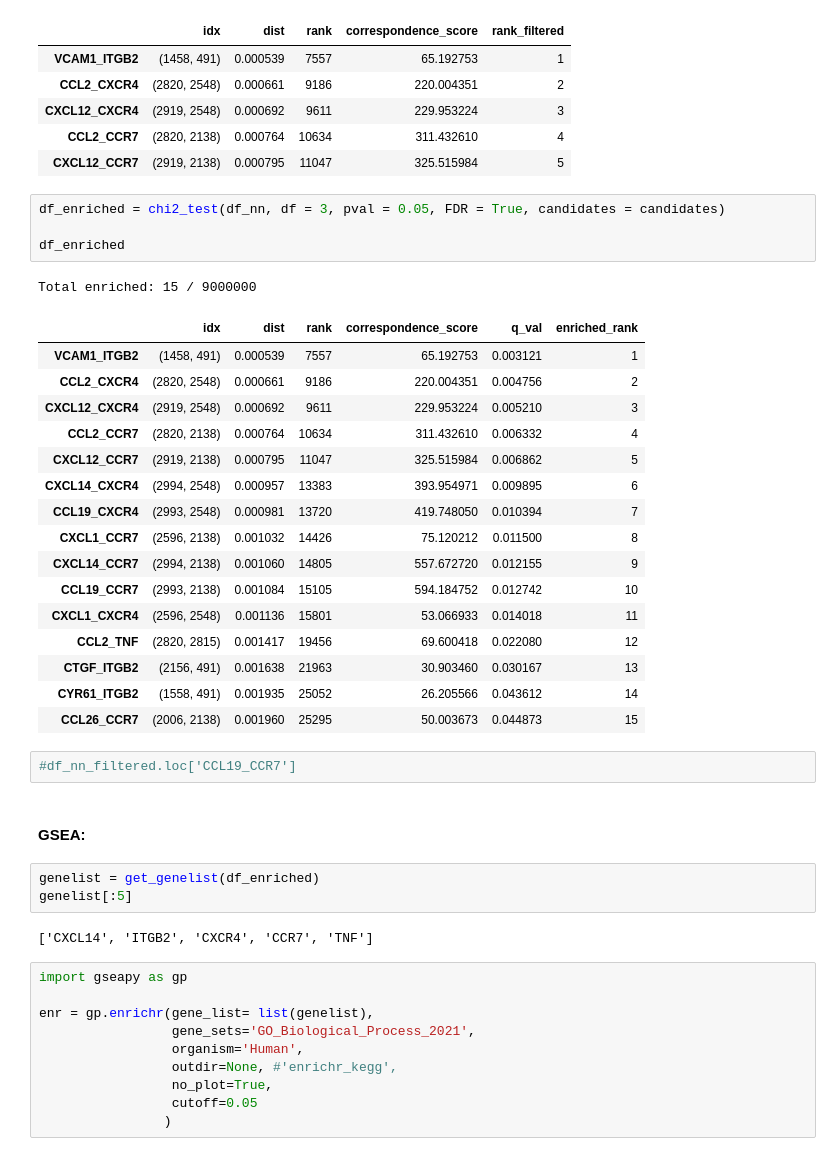
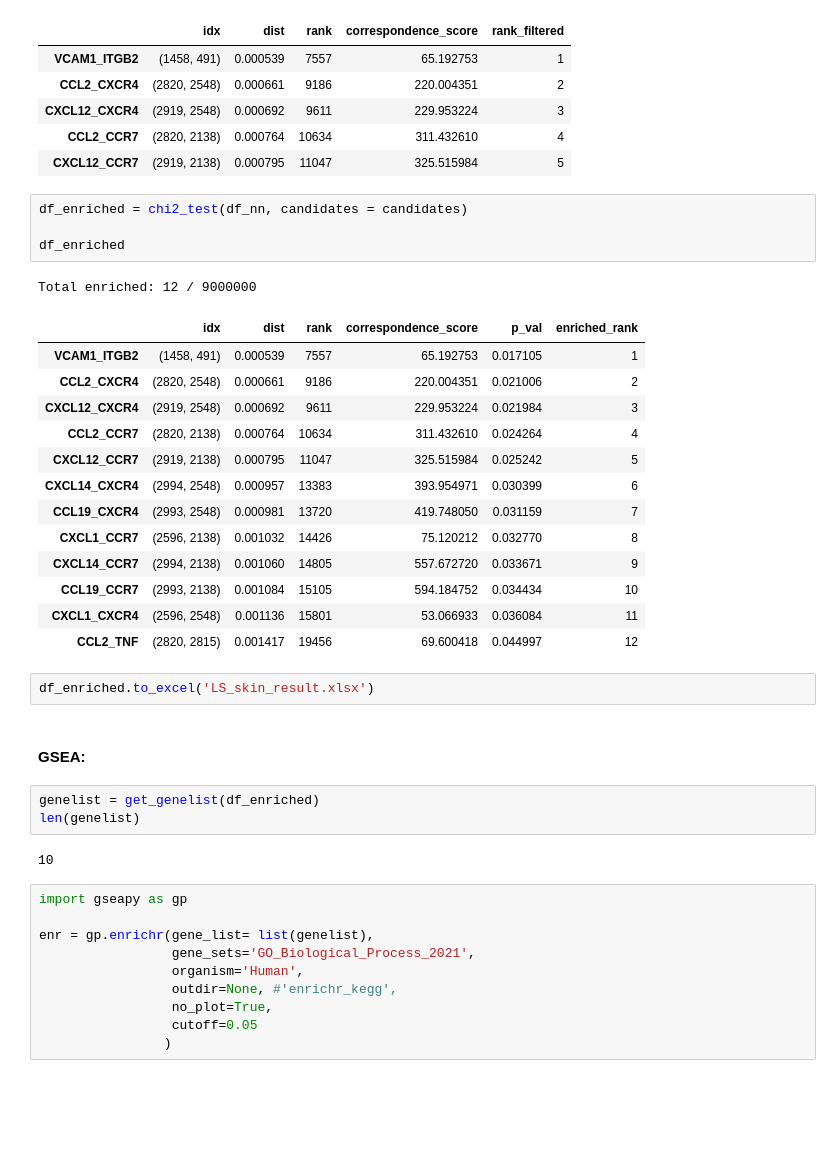
Before and after one commit to qwerty239qwe/Xct, a Jupyter notebook: notebooks/note_test-LS-0913updated.ipynb, the cells around one changed output. Saved outputs shown, nothing was run; the diff lists cells and outputs as text; blank space fills up the shorter version.

```diff
--- a/notebooks/note_test-LS-0823updated.ipynb
+++ b/notebooks/note_test-LS-0913updated.ipynb
@@ -220,36 +220,33 @@ manifold aligned # of L-R pairs: 160
 | CCL2_CCR7 | (2820, 2138) | 0.000764 | 10634 | 311.432610 | 4 |
 | CXCL12_CCR7 | (2919, 2138) | 0.000795 | 11047 | 325.515984 | 5 |
 # %%
-df_enriched = chi2_test(df_nn, df = 3, pval = 0.05, FDR = True, candidates = candidates)
+df_enriched = chi2_test(df_nn, candidates = candidates)
 
 df_enriched
 # %% [output]
-Total enriched: 15 / 9000000
+Total enriched: 12 / 9000000
-|  | idx | dist | rank | correspondence_score | q_val | enriched_rank |
-| VCAM1_ITGB2 | (1458, 491) | 0.000539 | 7557 | 65.192753 | 0.003121 | 1 |
-| CCL2_CXCR4 | (2820, 2548) | 0.000661 | 9186 | 220.004351 | 0.004756 | 2 |
-| CXCL12_CXCR4 | (2919, 2548) | 0.000692 | 9611 | 229.953224 | 0.005210 | 3 |
-| CCL2_CCR7 | (2820, 2138) | 0.000764 | 10634 | 311.432610 | 0.006332 | 4 |
-| CXCL12_CCR7 | (2919, 2138) | 0.000795 | 11047 | 325.515984 | 0.006862 | 5 |
-| CXCL14_CXCR4 | (2994, 2548) | 0.000957 | 13383 | 393.954971 | 0.009895 | 6 |
-| CCL19_CXCR4 | (2993, 2548) | 0.000981 | 13720 | 419.748050 | 0.010394 | 7 |
-| CXCL1_CCR7 | (2596, 2138) | 0.001032 | 14426 | 75.120212 | 0.011500 | 8 |
-| CXCL14_CCR7 | (2994, 2138) | 0.001060 | 14805 | 557.672720 | 0.012155 | 9 |
-| CCL19_CCR7 | (2993, 2138) | 0.001084 | 15105 | 594.184752 | 0.012742 | 10 |
-| CXCL1_CXCR4 | (2596, 2548) | 0.001136 | 15801 | 53.066933 | 0.014018 | 11 |
-| CCL2_TNF | (2820, 2815) | 0.001417 | 19456 | 69.600418 | 0.022080 | 12 |
-| CTGF_ITGB2 | (2156, 491) | 0.001638 | 21963 | 30.903460 | 0.030167 | 13 |
-| CYR61_ITGB2 | (1558, 491) | 0.001935 | 25052 | 26.205566 | 0.043612 | 14 |
-| CCL26_CCR7 | (2006, 2138) | 0.001960 | 25295 | 50.003673 | 0.044873 | 15 |
+|  | idx | dist | rank | correspondence_score | p_val | enriched_rank |
+| VCAM1_ITGB2 | (1458, 491) | 0.000539 | 7557 | 65.192753 | 0.017105 | 1 |
+| CCL2_CXCR4 | (2820, 2548) | 0.000661 | 9186 | 220.004351 | 0.021006 | 2 |
+| CXCL12_CXCR4 | (2919, 2548) | 0.000692 | 9611 | 229.953224 | 0.021984 | 3 |
+| CCL2_CCR7 | (2820, 2138) | 0.000764 | 10634 | 311.432610 | 0.024264 | 4 |
+| CXCL12_CCR7 | (2919, 2138) | 0.000795 | 11047 | 325.515984 | 0.025242 | 5 |
+| CXCL14_CXCR4 | (2994, 2548) | 0.000957 | 13383 | 393.954971 | 0.030399 | 6 |
+| CCL19_CXCR4 | (2993, 2548) | 0.000981 | 13720 | 419.748050 | 0.031159 | 7 |
+| CXCL1_CCR7 | (2596, 2138) | 0.001032 | 14426 | 75.120212 | 0.032770 | 8 |
+| CXCL14_CCR7 | (2994, 2138) | 0.001060 | 14805 | 557.672720 | 0.033671 | 9 |
+| CCL19_CCR7 | (2993, 2138) | 0.001084 | 15105 | 594.184752 | 0.034434 | 10 |
+| CXCL1_CXCR4 | (2596, 2548) | 0.001136 | 15801 | 53.066933 | 0.036084 | 11 |
+| CCL2_TNF | (2820, 2815) | 0.001417 | 19456 | 69.600418 | 0.044997 | 12 |
-# %%
-#df_nn_filtered.loc['CCL19_CCR7']
+# %%
+df_enriched.to_excel('LS_skin_result.xlsx')
 # %% [markdown]
 #### GSEA:
 # %%
 genelist = get_genelist(df_enriched)
-genelist[:5]
+len(genelist)
 # %% [output]
-['CXCL14', 'ITGB2', 'CXCR4', 'CCR7', 'TNF']
+10
 # %%
 import gseapy as gp
 
```
Also changed, not shown: parts of 25 cells of this notebook, 1 other file.
